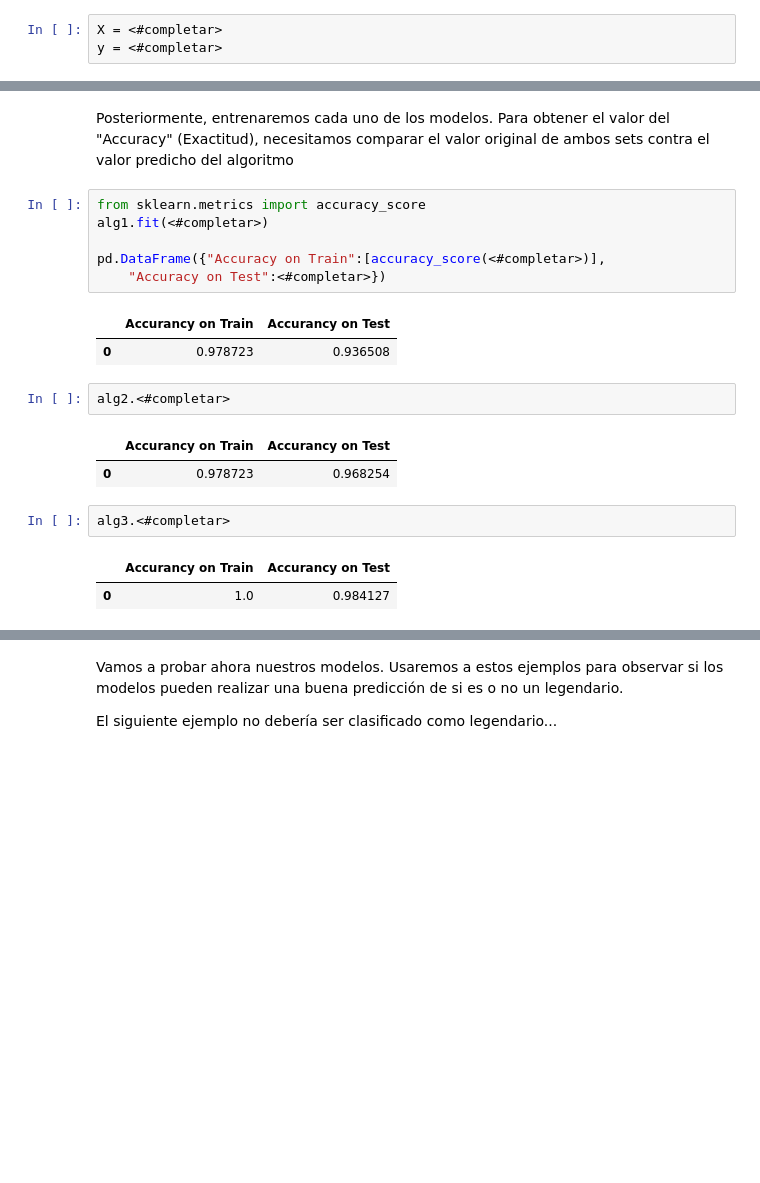
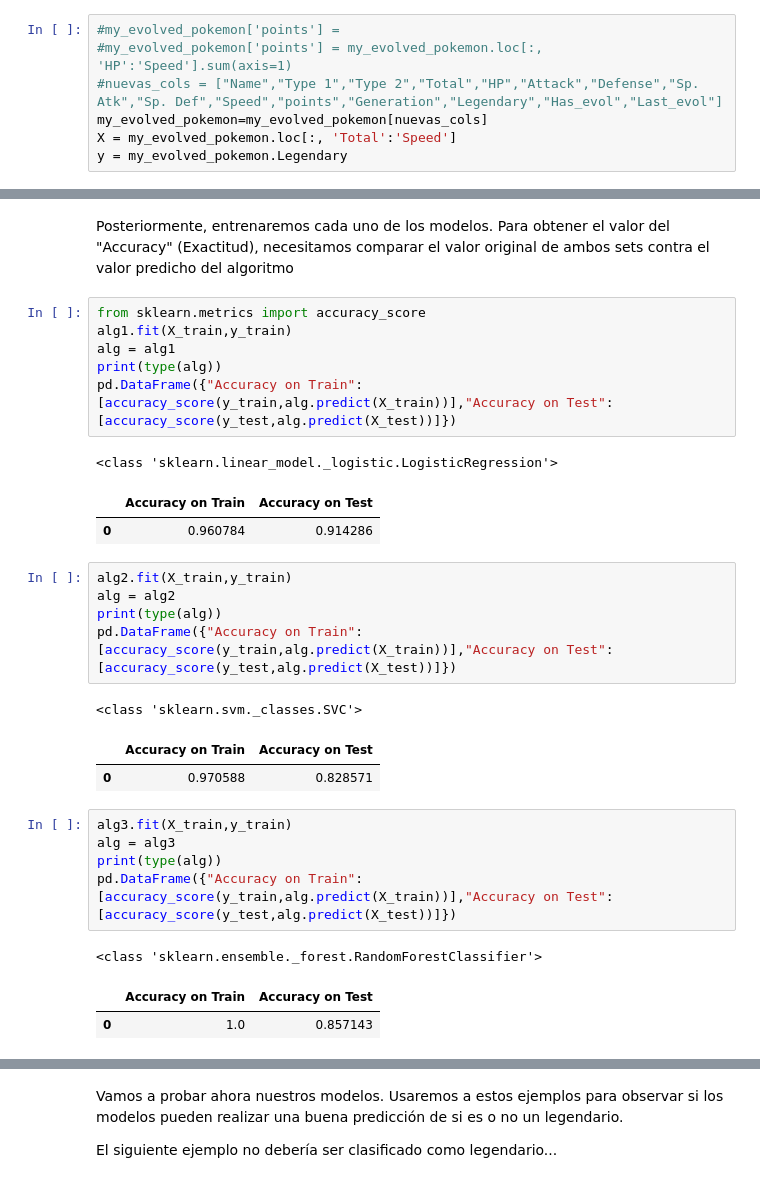
Before and after one commit to SalRmz/DCDP, a Jupyter notebook: 01 Programación en Python/notebooks/exercises/Practica_Final_EDA_WoAns.ipynb, the cells around one changed output, grey strips where cells are left out. Cells and saved outputs as stored; diff of their text form; blank space fills up the shorter version.

```diff
--- a/01 Programación en Python/notebooks/exercises/Practica_Final_EDA_WoAns.ipynb
+++ b/01 Programación en Python/notebooks/exercises/Practica_Final_EDA_WoAns.ipynb
@@ -798,8 +765,12 @@ Para X, solamente necesitaremos las columnas de características junto con su va
 
 Para Y, necesitamos la columna de legendarios ya que será nuestro objetivo.
 # %%
-X = <#completar>
-y = <#completar>
+#my_evolved_pokemon['points'] =
+#my_evolved_pokemon['points'] = my_evolved_pokemon.loc[:, 'HP':'Speed'].sum(axis=1)
+#nuevas_cols = ["Name","Type 1","Type 2","Total","HP","Attack","Defense","Sp. Atk","Sp. Def","Speed","points","Generation","Legendary","Has_evol","Last_evol"]
+my_evolved_pokemon=my_evolved_pokemon[nuevas_cols]
+X = my_evolved_pokemon.loc[:, 'Total':'Speed']
+y = my_evolved_pokemon.Legendary
 # %% [markdown]
 Por primera ocasión, estaremos utilizando la librería de sklearn para auxiliarnos en hacer el split de datos
 # %%
@@ -823,21 +798,30 @@ Posteriormente, entrenaremos cada uno de los modelos.
 Para obtener el valor del "Accuracy" (Exactitud), necesitamos comparar el valor original de ambos sets contra el valor predicho del algoritmo
 # %%
 from sklearn.metrics import accuracy_score
-alg1.fit(<#completar>)
-
-pd.DataFrame({"Accuracy on Train":[accuracy_score(<#completar>)],
-    "Accuracy on Test":<#completar>})
+alg1.fit(X_train,y_train)
+alg = alg1
+print(type(alg))
+pd.DataFrame({"Accuracy on Train":[accuracy_score(y_train,alg.predict(X_train))],"Accuracy on Test":[accuracy_score(y_test,alg.predict(X_test))]})
 # %% [output]
+<class 'sklearn.linear_model._logistic.LogisticRegression'>
-|  | Accurancy on Train | Accurancy on Test |
-| 0 | 0.978723 | 0.936508 |
+|  | Accuracy on Train | Accuracy on Test |
+| 0 | 0.960784 | 0.914286 |
 # %%
-alg2.<#completar>
+alg2.fit(X_train,y_train)
+alg = alg2
+print(type(alg))
+pd.DataFrame({"Accuracy on Train":[accuracy_score(y_train,alg.predict(X_train))],"Accuracy on Test":[accuracy_score(y_test,alg.predict(X_test))]})
 # %% [output]
+<class 'sklearn.svm._classes.SVC'>
-|  | Accurancy on Train | Accurancy on Test |
-| 0 | 0.978723 | 0.968254 |
+|  | Accuracy on Train | Accuracy on Test |
+| 0 | 0.970588 | 0.828571 |
 # %%
-alg3.<#completar>
+alg3.fit(X_train,y_train)
+alg = alg3
+print(type(alg))
+pd.DataFrame({"Accuracy on Train":[accuracy_score(y_train,alg.predict(X_train))],"Accuracy on Test":[accuracy_score(y_test,alg.predict(X_test))]})
 # %% [output]
+<class 'sklearn.ensemble._forest.RandomForestClassifier'>
-|  | Accurancy on Train | Accurancy on Test |
-| 0 | 1.0 | 0.984127 |
+|  | Accuracy on Train | Accuracy on Test |
+| 0 | 1.0 | 0.857143 |
 # %%
```
Also changed, not shown: parts of 44 cells of this notebook.
